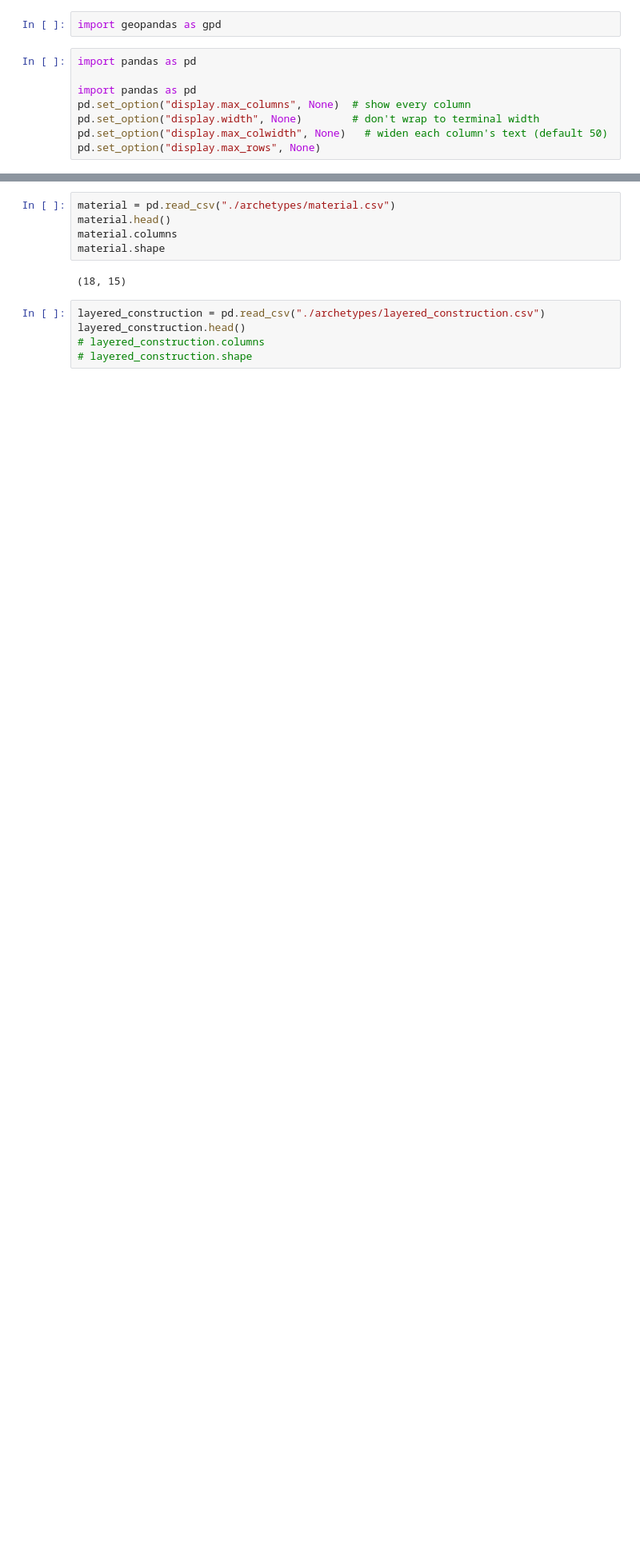
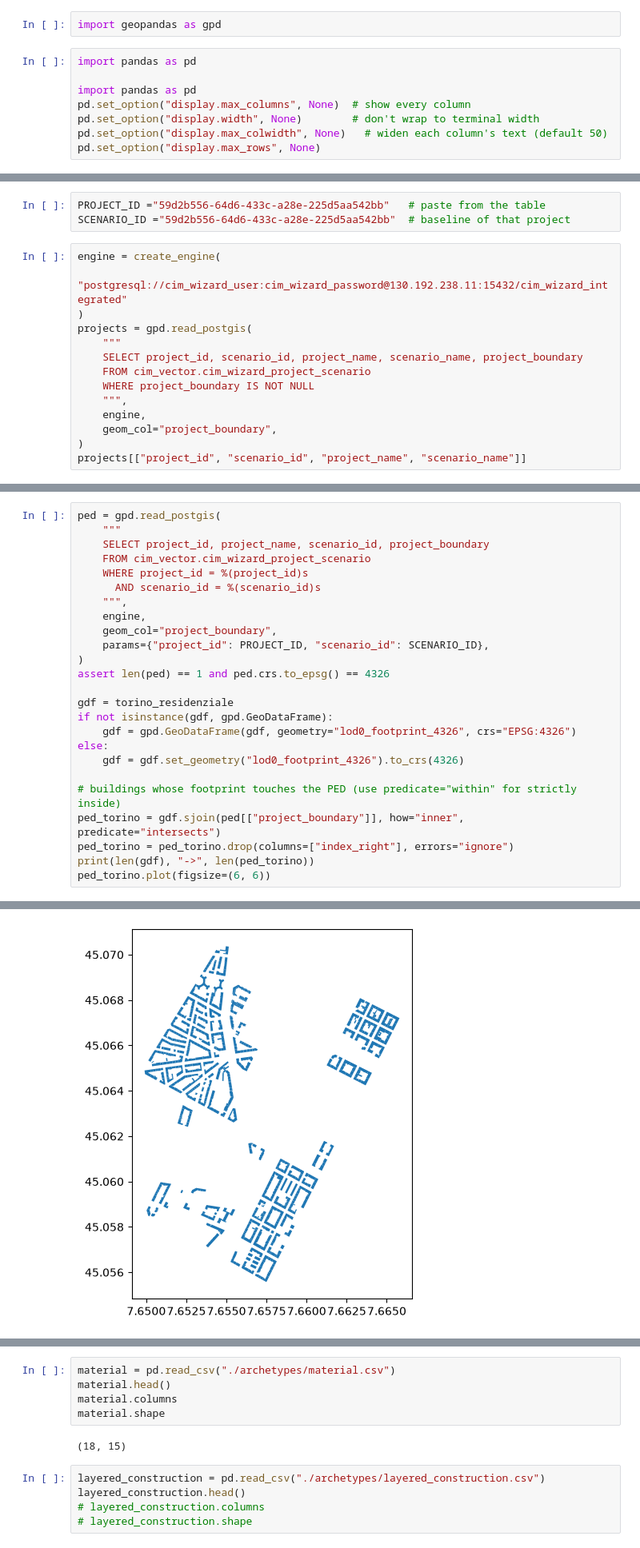
Before and after one commit to energycenterlab/CIM_wizard, a Jupyter notebook: env_info_modeler/core_logic/archetype.ipynb, the cells around one changed output, grey strips where cells are left out. Shown at 80% size. Saved outputs shown, nothing was run; the diff lists cells and outputs as text; blank space fills up the shorter version.

Commit message:
torino positive district selected

```diff
--- a/env_info_modeler/core_logic/archetype.ipynb
+++ b/env_info_modeler/core_logic/archetype.ipynb
@@ -22,0 +25,17 @@ torino_residenziale.head(1)
+# %%
+PROJECT_ID ="59d2b556-64d6-433c-a28e-225d5aa542bb"   # paste from the table
+SCENARIO_ID ="59d2b556-64d6-433c-a28e-225d5aa542bb"  # baseline of that project
+# %%
+engine = create_engine(
+    "postgresql://cim_wizard_user:cim_wizard_password@130.192.238.11:15432/cim_wizard_integrated"
+)
+projects = gpd.read_postgis(
+    """
+    SELECT project_id, scenario_id, project_name, scenario_name, project_boundary
+    FROM cim_vector.cim_wizard_project_scenario
+    WHERE project_boundary IS NOT NULL
+    """,
+    engine,
+    geom_col="project_boundary",
+)
+projects[["project_id", "scenario_id", "project_name", "scenario_name"]]
@@ -22,0 +60,26 @@ torino_residenziale.head(1)
+# %%
+ped = gpd.read_postgis(
+    """
+    SELECT project_id, project_name, scenario_id, project_boundary
+    FROM cim_vector.cim_wizard_project_scenario
+    WHERE project_id = %(project_id)s
+      AND scenario_id = %(scenario_id)s
+    """,
+    engine,
+    geom_col="project_boundary",
+    params={"project_id": PROJECT_ID, "scenario_id": SCENARIO_ID},
+)
+assert len(ped) == 1 and ped.crs.to_epsg() == 4326
+
+gdf = torino_residenziale
+if not isinstance(gdf, gpd.GeoDataFrame):
+    gdf = gpd.GeoDataFrame(gdf, geometry="lod0_footprint_4326", crs="EPSG:4326")
+else:
+    gdf = gdf.set_geometry("lod0_footprint_4326").to_crs(4326)
+
+# buildings whose footprint touches the PED (use predicate="within" for strictly inside)
+ped_torino = gdf.sjoin(ped[["project_boundary"]], how="inner", predicate="intersects")
+ped_torino = ped_torino.drop(columns=["index_right"], errors="ignore")
+print(len(gdf), "->", len(ped_torino))
+ped_torino.plot(figsize=(6, 6))
+# %% [output]
@@ -22,0 +88 @@ torino_residenziale.head(1)
+[figure, added]
```
Also changed, not shown: parts of 6 cells of this notebook, 13 other files.
